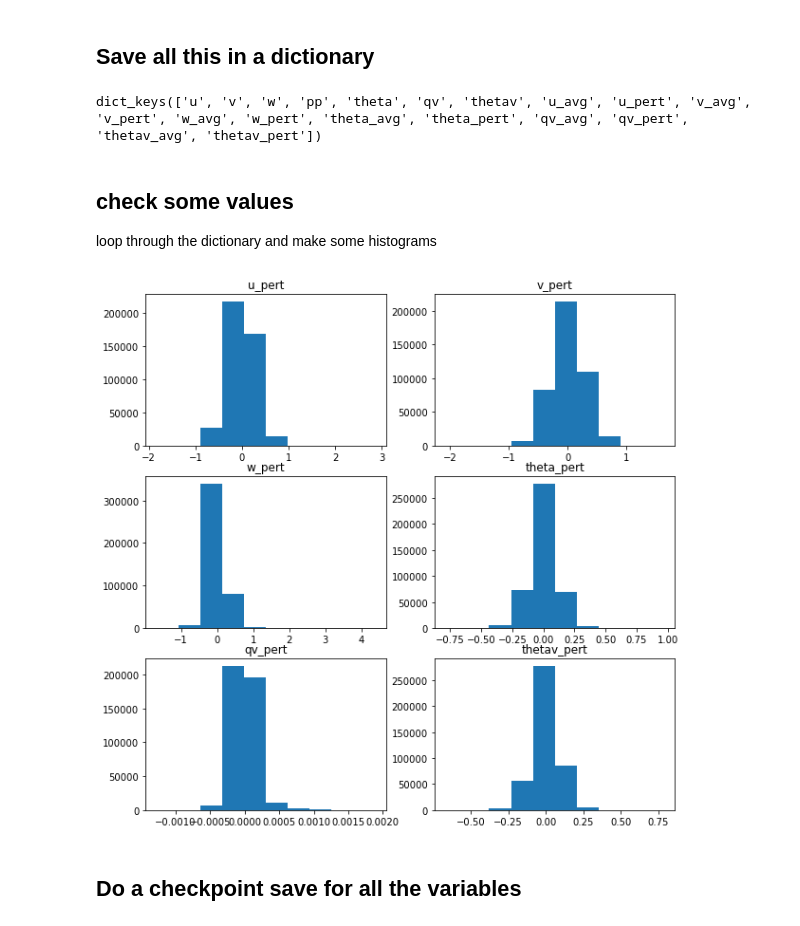
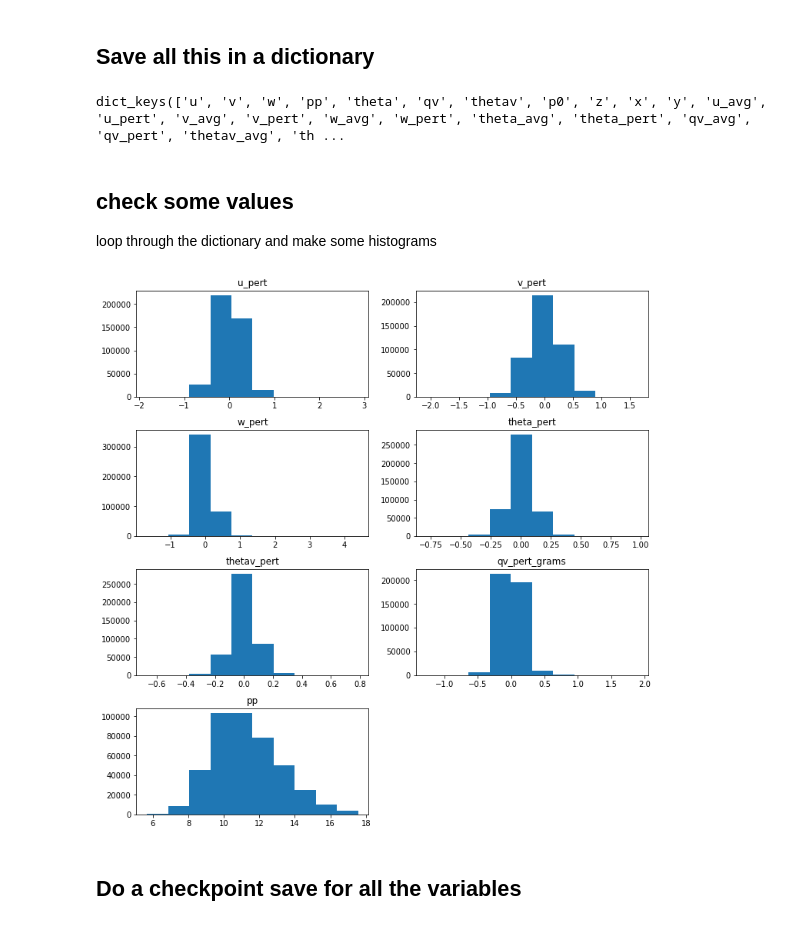
Before and after one commit to rsteinhart/a500_notebooks, a Jupyter notebook: notebooks/save_trop.ipynb, the cells around one changed output. Saved outputs shown, nothing was run; the diff lists cells and outputs as text; code cells hidden in the pictures.

```diff
--- a/notebooks/save_trop.ipynb
+++ b/notebooks/save_trop.ipynb
@@ -124,6 +124,8 @@ with Dataset(a500.data_dir / 'tropical_subset.nc','r') as nc_in:
     the_height=nc_in.variables['z'][...]
     hit = the_height < 2000.
     zvals = the_height[hit]
+    xvals=nc_in.variables['x'][...]
+    yvals=nc_in.variables['y'][...]
     the_temp=nc_in.variables['TABS'][0,hit,:,:]
     #
     # remove the time dimension since we only have one timestep
@@ -199,6 +202,10 @@ theta = np.array(theta.T)
 keys=['u','v','w','pp','theta','qv','thetav']
 values = [uvel,vvel,wvel,pp,theta,qv,thetav]
 var_dict=dict(zip(keys,values))
+var_dict['p0']=the_press
+var_dict['z'] = zvals
+var_dict['x'] = xvals
+var_dict['y'] = yvals
 # %%
 def save_reynolds(key,var):
     """
@@ -227,13 +234,14 @@ for key, value in var_dict.items():
     #
     # pressure perturbation already done
     #
-    if key == 'pp':
+    if key in ['pp','x','y','z','p0']:
         continue
     new_dict = save_reynolds(key, value)
     keep_dict.update(new_dict)
+keep_dict['qv_pert_grams']=keep_dict['qv_pert']*1.e3
 print(keep_dict.keys())
 # %% [output]
-dict_keys(['u', 'v', 'w', 'pp', 'theta', 'qv', 'thetav', 'u_avg', 'u_pert', 'v_avg', 'v_pert', 'w_avg', 'w_pert', 'theta_avg', 'theta_pert', 'qv_avg', 'qv_pert', 'thetav_avg', 'thetav_pert'])
+dict_keys(['u', 'v', 'w', 'pp', 'theta', 'qv', 'thetav', 'p0', 'z', 'x', 'y', 'u_avg', 'u_pert', 'v_avg', 'v_pert', 'w_avg', 'w_pert', 'theta_avg', 'theta_pert', 'qv_avg', 'qv_pert', 'thetav_avg', 'th ...
 # %% [markdown]
 ## check some values
 
@@ -255,13 +263,16 @@ def hist_prep(var):
         var = var.flat
     return var
 # %%
-fig, axvec = plt.subplots(3,2,figsize=(10,10))
-for count,key in enumerate(['u_pert', 'v_pert', 'w_pert', 'theta_pert','qv_pert','thetav_pert']):
+fig, axvec = plt.subplots(4,2,figsize=(10,10),constrained_layout=True)
+the_vars = ['u_pert', 'v_pert', 'w_pert', 'theta_pert','thetav_pert','qv_pert_grams','pp']
+axvec_flat = list(axvec.flat)
+for count,key in enumerate(the_vars):
     var=hist_prep(keep_dict[key])
-    axvec.flat[count].hist(var)
-    axvec.flat[count].set_title(key)
+    axvec_flat[count].hist(var)
+    axvec_flat[count].set_title(key)
+fig.delaxes(axvec_flat[-1])
 # %% [output]
-[figure, old version]
+[figure, new version]
 # %% [markdown]
 ## Do a checkpoint save for all the variables
 # %%
```
Also changed, not shown: parts of 16 cells of this notebook, 3 other files.
